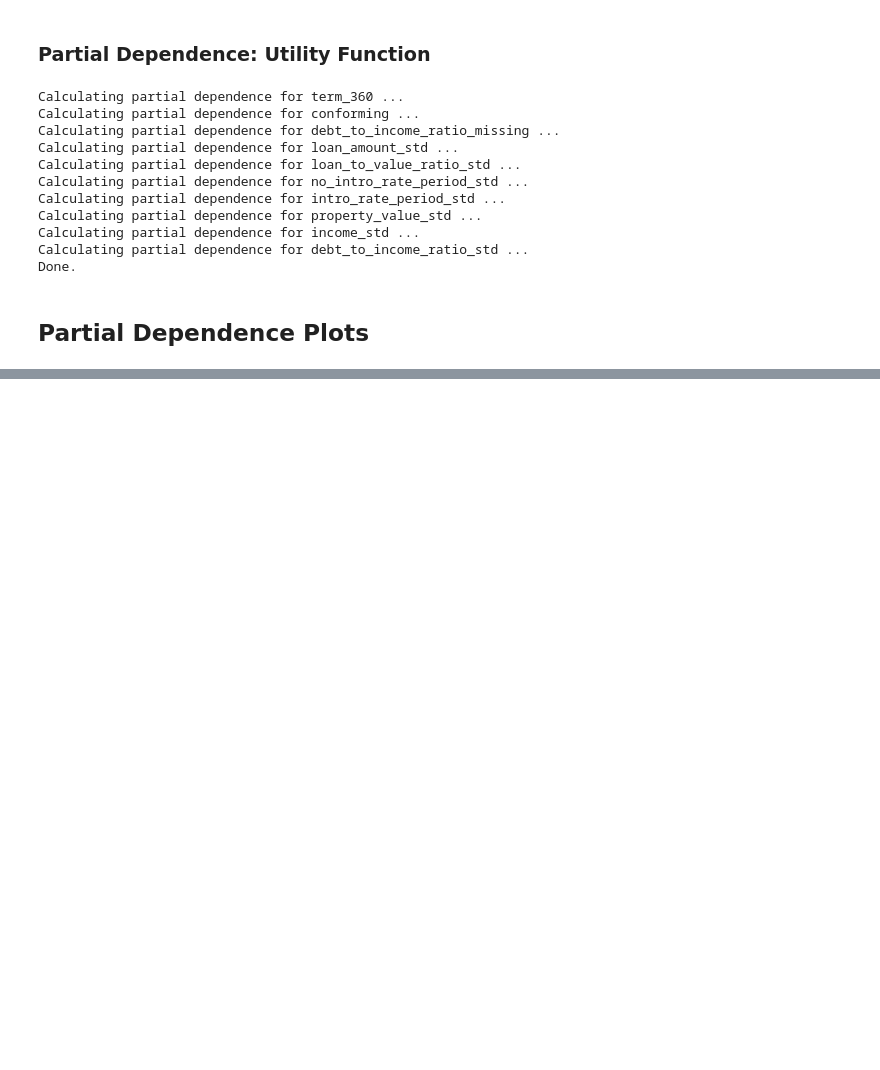
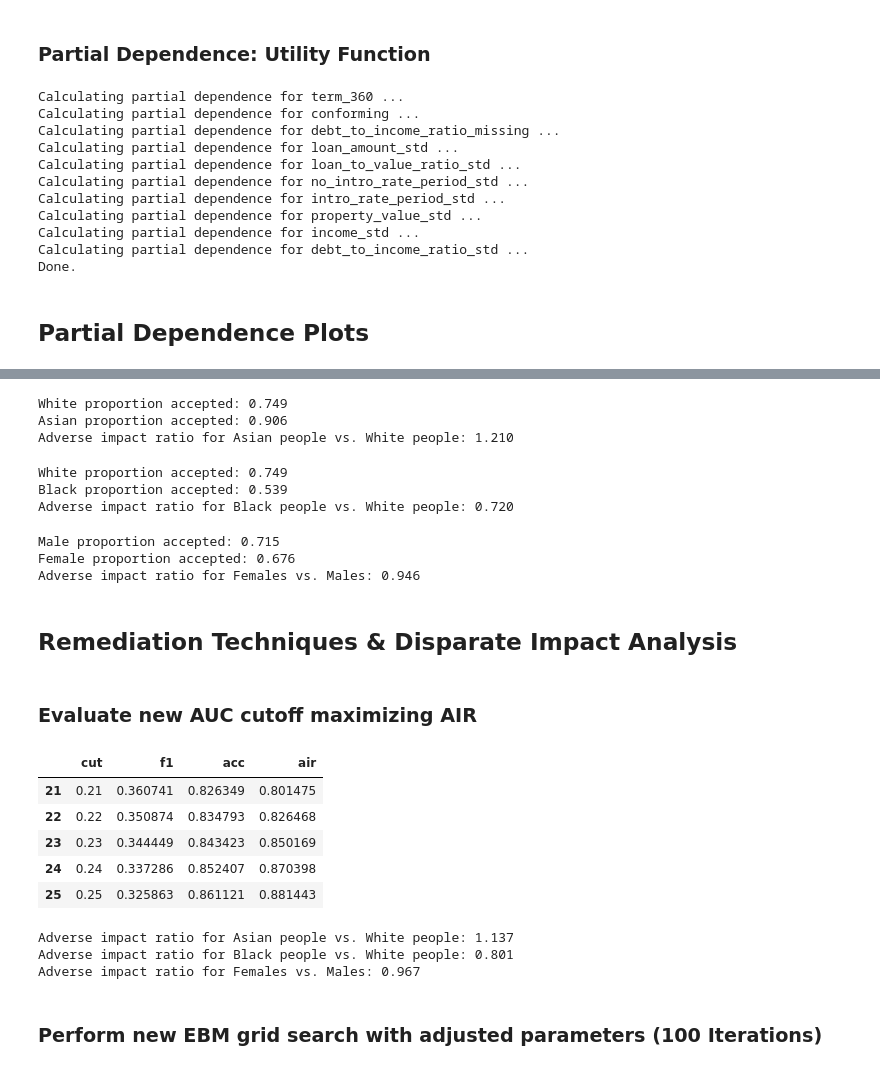
Before and after one commit to minhyekimlee/Interpretable-Machine-Learning, a Jupyter notebook: grp5_ebm.ipynb, the cells around one changed output, grey strips where cells are left out. Drawn from its saved outputs; the diff is of its cells as text; code cells hidden in the pictures; blank space fills up the shorter version.

```diff
--- a/grp5_ebm.ipynb
+++ b/grp5_ebm.ipynb
@@ -531,0 +901,69 @@ for name in x_names:
+# %%
+#AIR for Asian race
+print('Adverse impact ratio for Asian people vs. White people: %.3f' %
+      air(cm_dict, 'white', 'asian'))
+# %% [output]
+White proportion accepted: 0.749
+Asian proportion accepted: 0.906
+Adverse impact ratio for Asian people vs. White people: 1.210
+# %%
+#AIR for Black race
+print('Adverse impact ratio for Black people vs. White people: %.3f' %
+      air(cm_dict, 'white', 'black'))
+# %% [output]
+White proportion accepted: 0.749
+Black proportion accepted: 0.539
+Adverse impact ratio for Black people vs. White people: 0.720
+# %%
+#AIR for Female Gender
+print('Adverse impact ratio for Females vs. Males: %.3f' %
+      air(cm_dict, 'male', 'female'))
+# %% [output]
+Male proportion accepted: 0.715
+Female proportion accepted: 0.676
+Adverse impact ratio for Females vs. Males: 0.946
+# %% [markdown]
+## Remediation Techniques & Disparate Impact Analysis
+# %% [markdown]
+### Evaluate new AUC cutoff maximizing AIR
+# %%
+#Find cutoff with better Black vs. White AIR
+f1_frame = get_max_f1_frame(best_ebm_phat,
+                            y_name,
+                            'phat',
+                            air_reference='white',
+                            air_protected='black')
+# print highest quality cutoffs above four fifths rule cutoff
+f1_frame[f1_frame['air'] > 0.8].sort_values(by='f1', ascending=False).head()
+# %% [output]
+|  | cut | f1 | acc | air |
+| 21 | 0.21 | 0.360741 | 0.826349 | 0.801475 |
+| 22 | 0.22 | 0.350874 | 0.834793 | 0.826468 |
+| 23 | 0.23 | 0.344449 | 0.843423 | 0.850169 |
+| 24 | 0.24 | 0.337286 | 0.852407 | 0.870398 |
+| 25 | 0.25 | 0.325863 | 0.861121 | 0.881443 |
+# %%
+# calculate new confusion matrics for each group
+rem_cm_dict = {}
+for name in demographic_group_names:
+    rem_cm_dict[name] = get_confusion_matrix(best_ebm_phat,
+                                             y_name,
+                                             'phat',
+                                             by=name,
+                                             level=1,
+                                             cutoff=0.21,
+                                             verbose=False)
+
+# calculate AIR for each group
+print('Adverse impact ratio for Asian people vs. White people: %.3f' %
+      air(rem_cm_dict, 'white', 'asian', verbose=False))
+print('Adverse impact ratio for Black people vs. White people: %.3f' %
+      air(rem_cm_dict, 'white', 'black', verbose=False))
+print('Adverse impact ratio for Females vs. Males: %.3f' %
+      air(rem_cm_dict, 'male', 'female', verbose=False))
+# %% [output]
+Adverse impact ratio for Asian people vs. White people: 1.137
+Adverse impact ratio for Black people vs. White people: 0.801
+Adverse impact ratio for Females vs. Males: 0.967
+# %% [markdown]
+### Perform new EBM grid search with adjusted parameters (100 Iterations)
```
Also changed, not shown: parts of 27 cells of this notebook.
